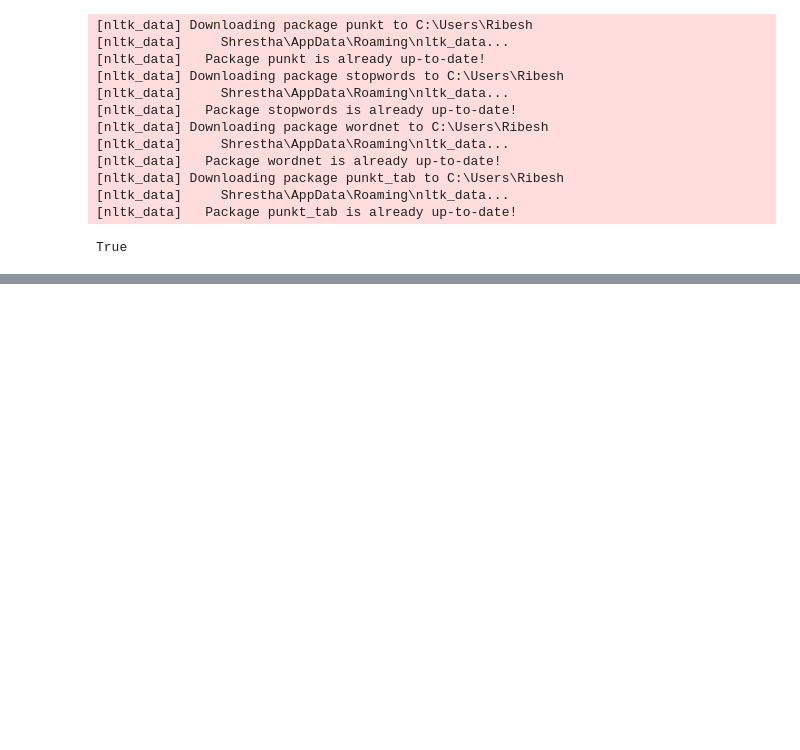
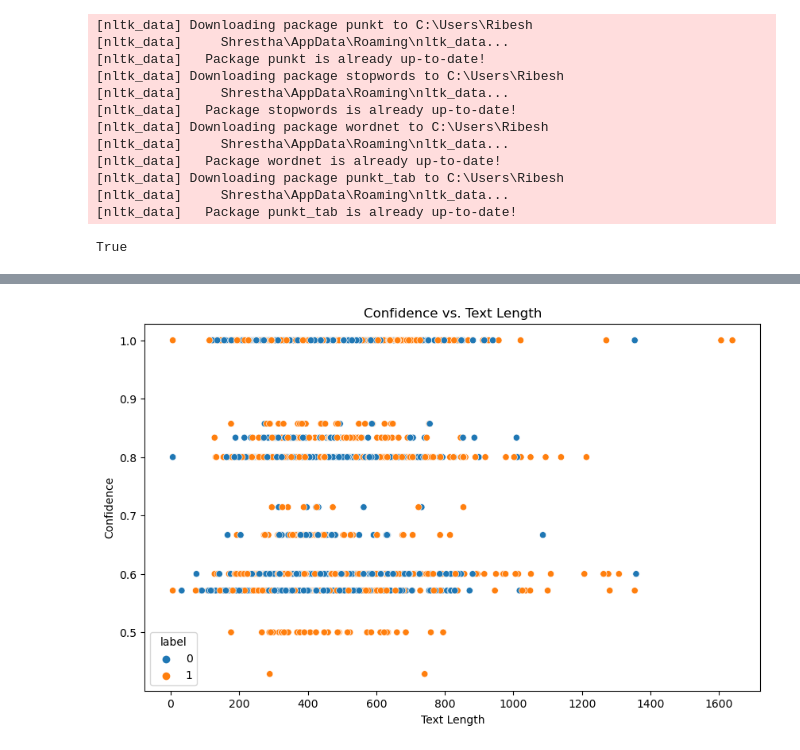
Before and after one commit to ribesh9/data-science, a Jupyter notebook: RibeshLab4.ipynb, the cells around one changed output, grey strips where cells are left out. Cells and saved outputs as stored; diff of their text form; code cells hidden in the pictures; blank space fills up the shorter version.

```diff
--- a/RibeshLab4.ipynb
+++ b/RibeshLab4.ipynb
@@ -34,0 +98,11 @@ data = pd.read_csv('IMDB Dataset.csv', encoding='utf-8')
+# %%
+# Scatter plot: Confidence vs. Text Length
+data['text_length'] = data['text'].apply(len)
+plt.figure(figsize=(10, 6))
+sns.scatterplot(x='text_length', y='confidence', hue='label', data=data)
+plt.title('Confidence vs. Text Length')
+plt.xlabel('Text Length')
+plt.ylabel('Confidence')
+plt.show()
+# %% [output]
+[figure, added]
```
Also changed, not shown: parts of 20 cells of this notebook, 2 other files.
